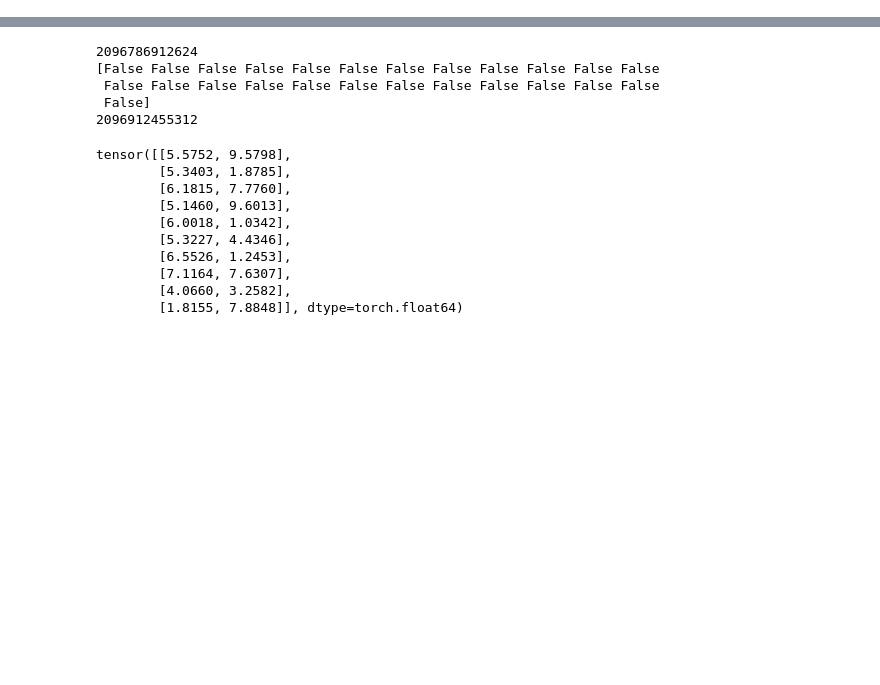
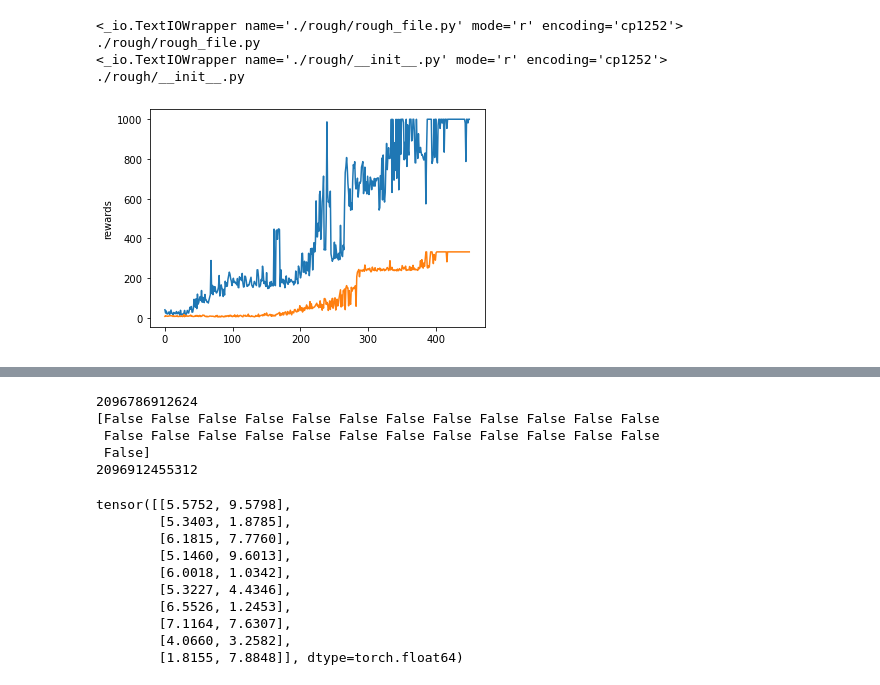
Before and after one commit to DevelData/mscHRL, a Jupyter notebook: sac.ipynb, the cells around one changed output, grey strips where cells are left out. Cells and saved outputs as stored; diff of their text form; code cells hidden in the pictures; blank space fills up the shorter version.

```diff
--- a/sac.ipynb
+++ b/sac.ipynb
@@ -12,0 +17,17 @@ import gym
+# %%
+interest_dir = "./rough/"
+#"./hidio/hidio_scratch/network_checkpoints/sac/InvertedPendulumBulletEnv-v0/model_info/"
+for file in os.listdir(interest_dir):
+    if file.endswith(".py"):
+        file_path = os.path.join(interest_dir, file)
+
+        with open(file_path) as f:
+            #json_dict = json.load(f)
+            print(f)
+
+        print(file_path)
+# %% [output]
+<_io.TextIOWrapper name='./rough/rough_file.py' mode='r' encoding='cp1252'>
+./rough/rough_file.py
+<_io.TextIOWrapper name='./rough/__init__.py' mode='r' encoding='cp1252'>
+./rough/__init__.py
@@ -12,0 +43,15 @@ import gym
+# %%
+ip_df = pd.DataFrame({"sac_obs1": sac_obs1,
+                      "sac_obs2": sac_obs2,
+                      "sac_obs3": sac_obs3,
+                      "hidio_obs1": hidio_obs1,
+                      "hidio_obs2": hidio_obs2,
+                      "hidio_obs3": hidio_obs3})
+ip_df["sac_mean"] = ip_df[["sac_obs1", "sac_obs2", "sac_obs3"]].mean(axis=1)
+ip_df["hidio_mean"] = ip_df[["hidio_obs1", "hidio_obs2", "hidio_obs3"]].mean(axis=1)
+sns.lineplot(data=ip_df, x=ip_df.index, y="sac_mean")
+sns.lineplot(data=ip_df, x=ip_df.index, y="hidio_mean")
+plt.ylabel("rewards")
+plt.show()
+# %% [output]
+[figure, added]
```
Also changed, not shown: parts of 7 cells of this notebook, 28 other files.
